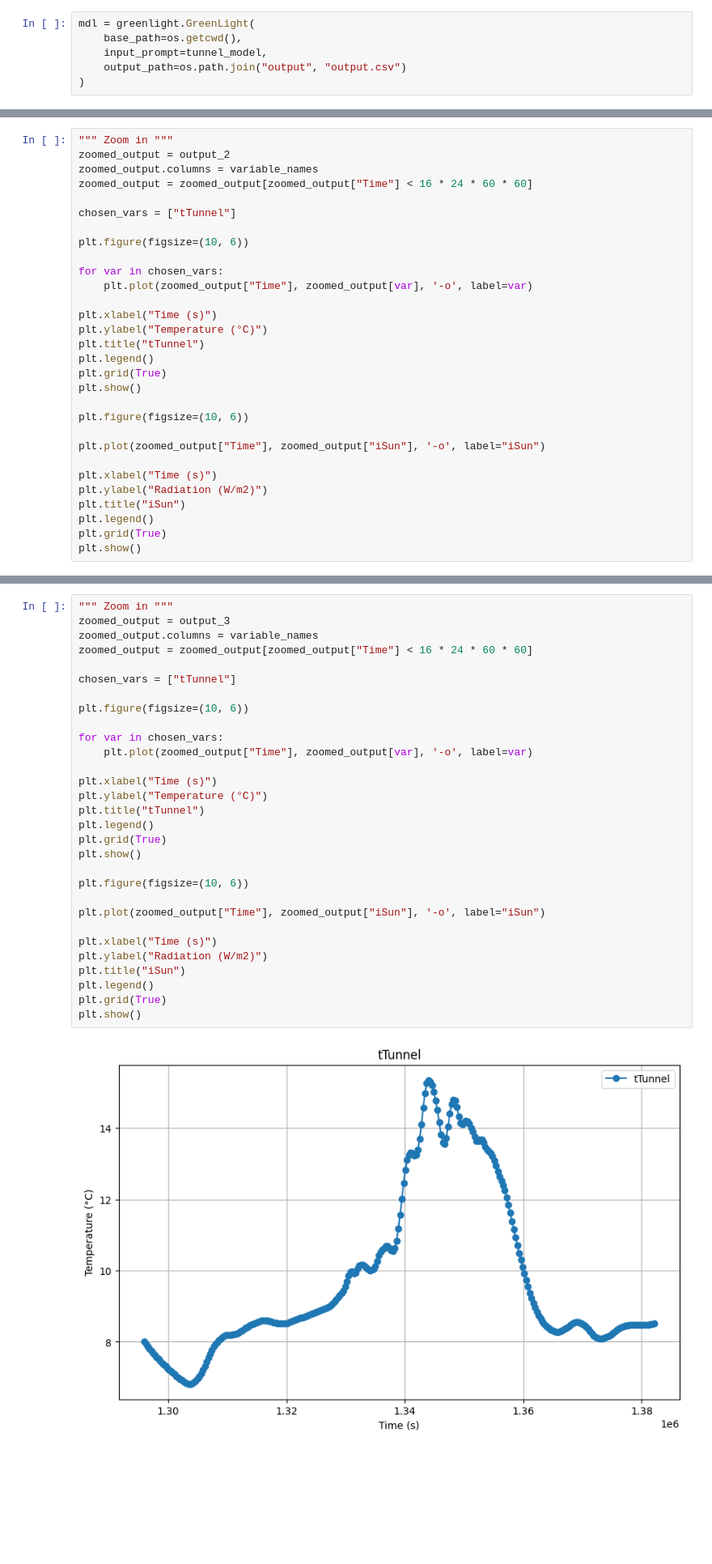
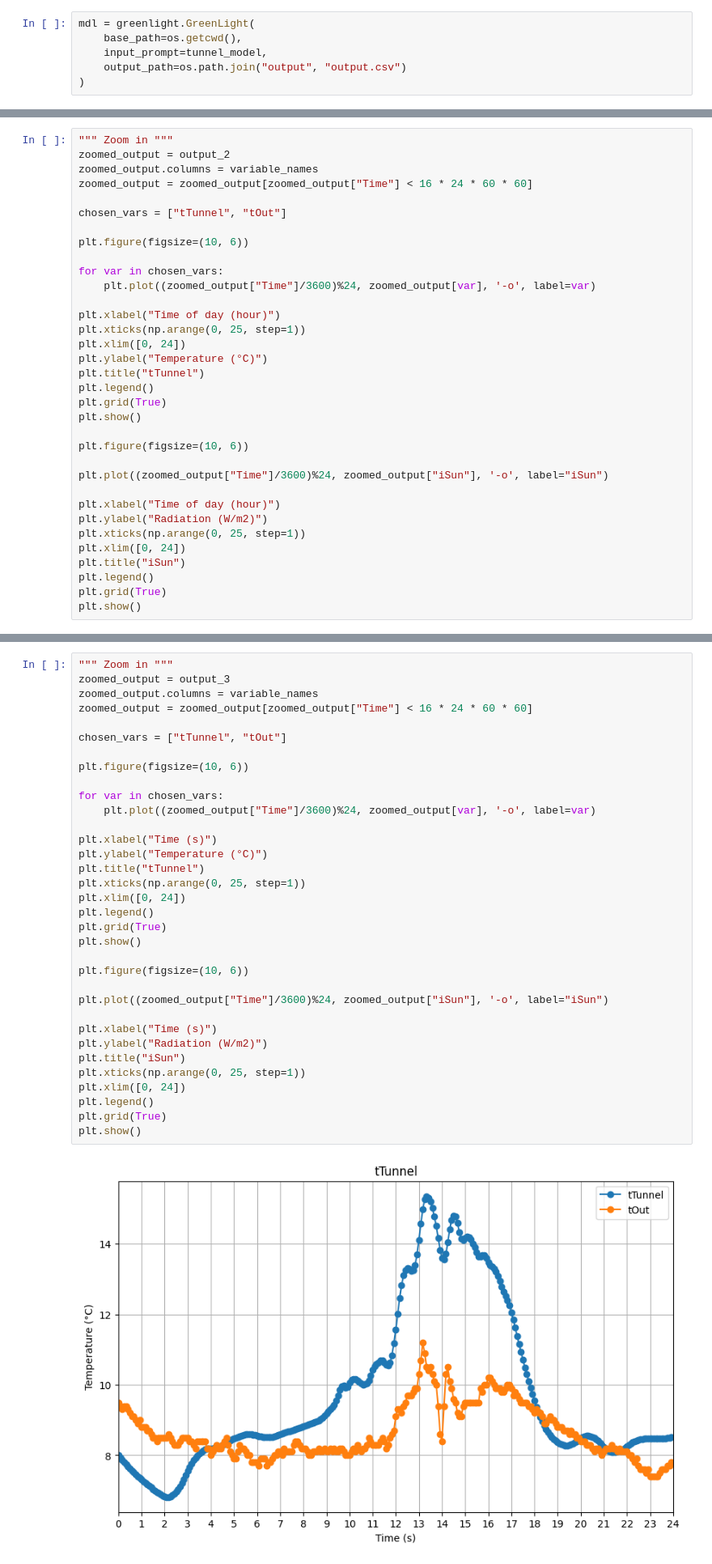
Before and after one commit to davkat1/intro_gh_modelling_draft, a Jupyter notebook: notebooks/02_tunnel_model_in_greenlight.ipynb, the cells around one changed output, grey strips where cells are left out. Shown at 81% size. Drawn from its saved outputs; the diff is of its cells as text; blank space fills up the shorter version.

```diff
--- a/notebooks/02_tunnel_model_in_greenlight.ipynb
+++ b/notebooks/02_tunnel_model_in_greenlight.ipynb
@@ -331,14 +332,16 @@ zoomed_output = output_2
 zoomed_output.columns = variable_names
 zoomed_output = zoomed_output[zoomed_output["Time"] < 16 * 24 * 60 * 60]
 
-chosen_vars = ["tTunnel"]
+chosen_vars = ["tTunnel", "tOut"]
 
 plt.figure(figsize=(10, 6))
 
 for var in chosen_vars:
-    plt.plot(zoomed_output["Time"], zoomed_output[var], '-o', label=var)
+    plt.plot((zoomed_output["Time"]/3600)%24, zoomed_output[var], '-o', label=var)
 
-plt.xlabel("Time (s)")
+plt.xlabel("Time of day (hour)")
+plt.xticks(np.arange(0, 25, step=1))
+plt.xlim([0, 24])
 plt.ylabel("Temperature (°C)")
 plt.title("tTunnel")
 plt.legend()
@@ -347,10 +350,12 @@ plt.show()
 
 plt.figure(figsize=(10, 6))
 
-plt.plot(zoomed_output["Time"], zoomed_output["iSun"], '-o', label="iSun")
+plt.plot((zoomed_output["Time"]/3600)%24, zoomed_output["iSun"], '-o', label="iSun")
 
-plt.xlabel("Time (s)")
+plt.xlabel("Time of day (hour)")
 plt.ylabel("Radiation (W/m2)")
+plt.xticks(np.arange(0, 25, step=1))
+plt.xlim([0, 24])
 plt.title("iSun")
 plt.legend()
 plt.grid(True)
@@ -433,32 +438,36 @@ plt.show()
 # %%
 """ Zoom in """
 zoomed_output = output_3
 zoomed_output.columns = variable_names
 zoomed_output = zoomed_output[zoomed_output["Time"] < 16 * 24 * 60 * 60]
 
-chosen_vars = ["tTunnel"]
+chosen_vars = ["tTunnel", "tOut"]
 
 plt.figure(figsize=(10, 6))
 
 for var in chosen_vars:
-    plt.plot(zoomed_output["Time"], zoomed_output[var], '-o', label=var)
+    plt.plot((zoomed_output["Time"]/3600)%24, zoomed_output[var], '-o', label=var)
 
 plt.xlabel("Time (s)")
 plt.ylabel("Temperature (°C)")
 plt.title("tTunnel")
+plt.xticks(np.arange(0, 25, step=1))
+plt.xlim([0, 24])
 plt.legend()
 plt.grid(True)
 plt.show()
 
 plt.figure(figsize=(10, 6))
 
-plt.plot(zoomed_output["Time"], zoomed_output["iSun"], '-o', label="iSun")
+plt.plot((zoomed_output["Time"]/3600)%24, zoomed_output["iSun"], '-o', label="iSun")
 
 plt.xlabel("Time (s)")
 plt.ylabel("Radiation (W/m2)")
 plt.title("iSun")
+plt.xticks(np.arange(0, 25, step=1))
+plt.xlim([0, 24])
 plt.legend()
 plt.grid(True)
 plt.show()
 # %% [output]
-[figure, old version]
+[figure, new version]
```
Also changed, not shown: parts of 6 cells of this notebook, 3 other files.
